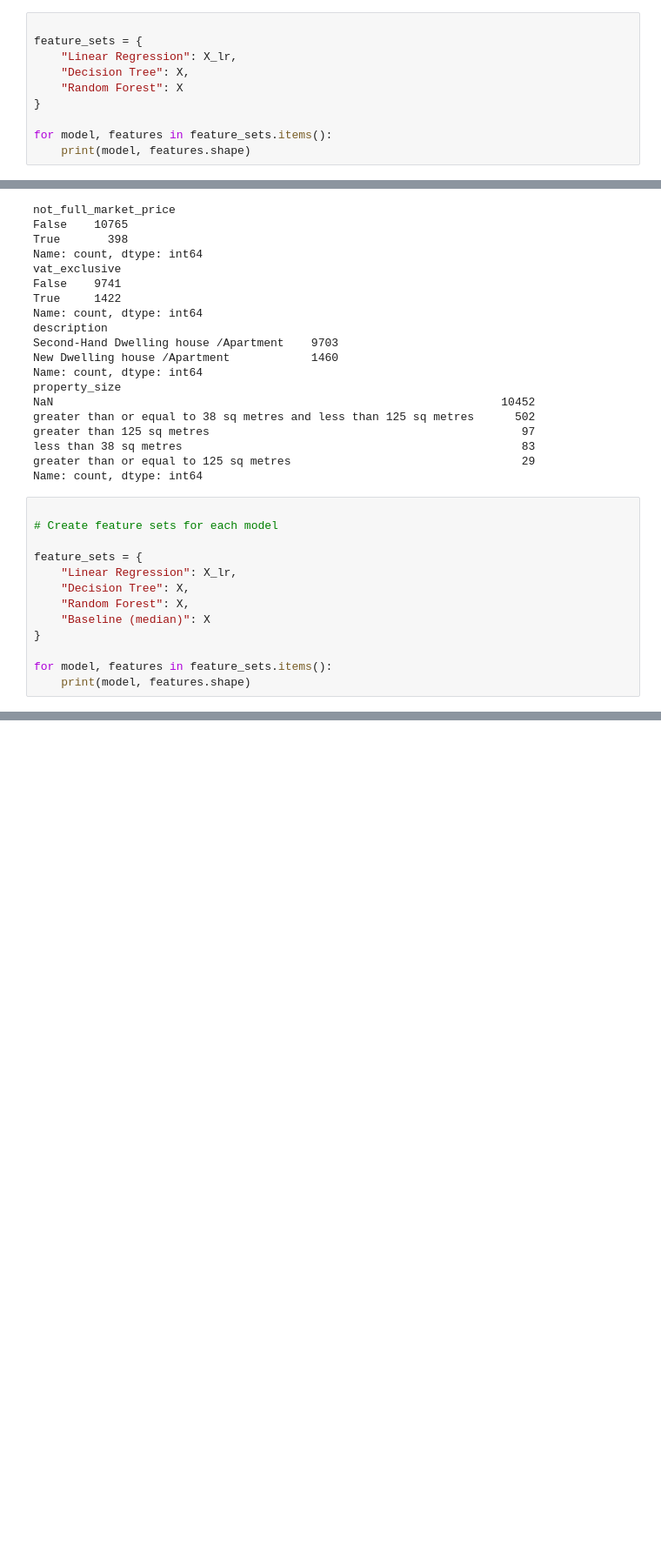
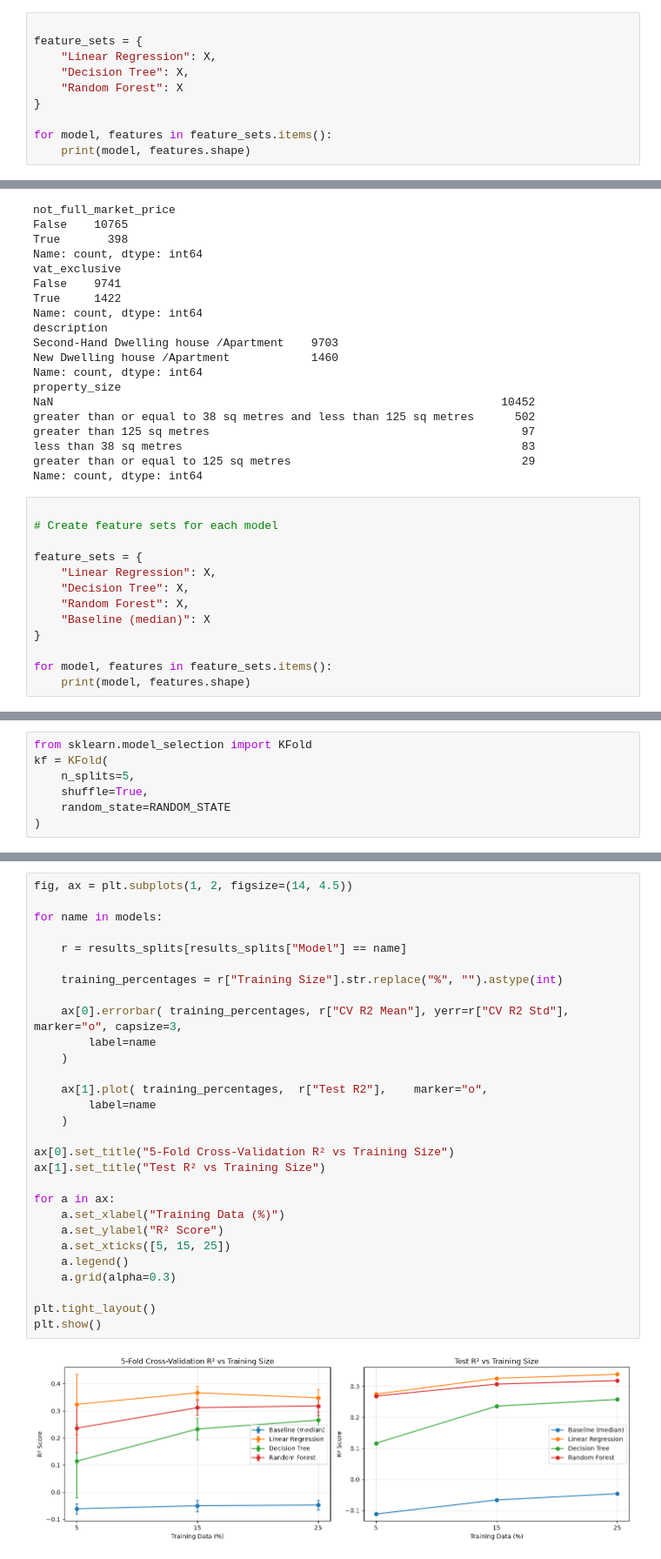
Before and after one commit to JessicaOliveiraCCT/Predicting-House-Prices-in-Ireland, a Jupyter notebook: Predicting_houses_price_CA.ipynb, the cells around one changed output, grey strips where cells are left out. Shown at 87% size. Saved outputs shown, nothing was run; the diff lists cells and outputs as text; blank space fills up the shorter version.

Commit message:
models acurracy/HyperparameterGridSearchCV/Statistics/Overfitting&underfitting

```diff
--- a/Predicting_houses_price_CA.ipynb
+++ b/Predicting_houses_price_CA.ipynb
@@ -442,7 +485,7 @@ Linear Regression: (11163, 49)
 # %%
 
 feature_sets = {
-    "Linear Regression": X_lr,
+    "Linear Regression": X,
     "Decision Tree": X,
     "Random Forest": X
 }
@@ -514,7 +557,7 @@ Name: count, dtype: int64
 # Create feature sets for each model
 
 feature_sets = {
-    "Linear Regression": X_lr,
+    "Linear Regression": X,
     "Decision Tree": X,
     "Random Forest": X,
     "Baseline (median)": X
@@ -726,0 +614,7 @@ R² : 0.372
+# %%
+from sklearn.model_selection import KFold
+kf = KFold(
+    n_splits=5,
+    shuffle=True,
+    random_state=RANDOM_STATE
+)
@@ -726,0 +717,31 @@ R² : 0.372
+# %%
+fig, ax = plt.subplots(1, 2, figsize=(14, 4.5))
+
+for name in models:
+
+    r = results_splits[results_splits["Model"] == name]
+
+    training_percentages = r["Training Size"].str.replace("%", "").astype(int)
+
+    ax[0].errorbar( training_percentages, r["CV R2 Mean"], yerr=r["CV R2 Std"], marker="o", capsize=3,
+        label=name
+    )
+
+    ax[1].plot( training_percentages,  r["Test R2"],    marker="o",
+        label=name
+    )
+
+ax[0].set_title("5-Fold Cross-Validation R² vs Training Size")
+ax[1].set_title("Test R² vs Training Size")
+
+for a in ax:
+    a.set_xlabel("Training Data (%)")
+    a.set_ylabel("R² Score")
+    a.set_xticks([5, 15, 25])
+    a.legend()
+    a.grid(alpha=0.3)
+
+plt.tight_layout()
+plt.show()
+# %% [output]
+[figure, added]
```
Also changed, not shown: parts of 54 cells of this notebook.
